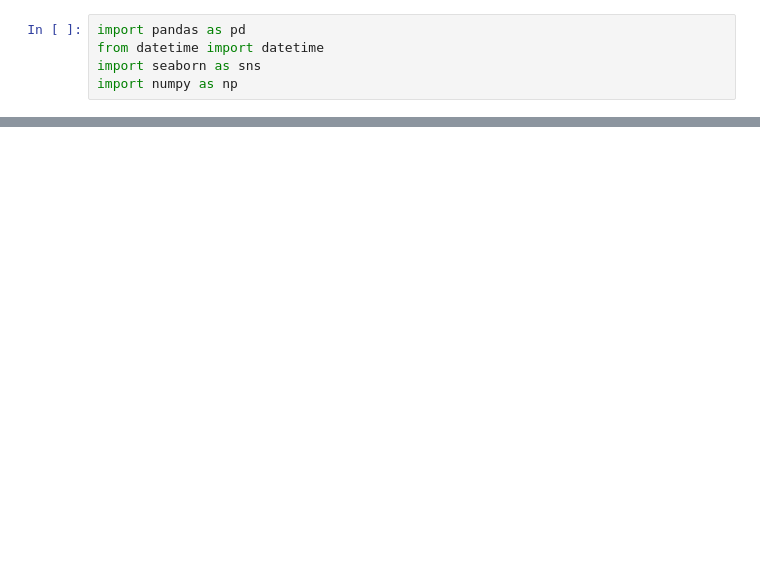
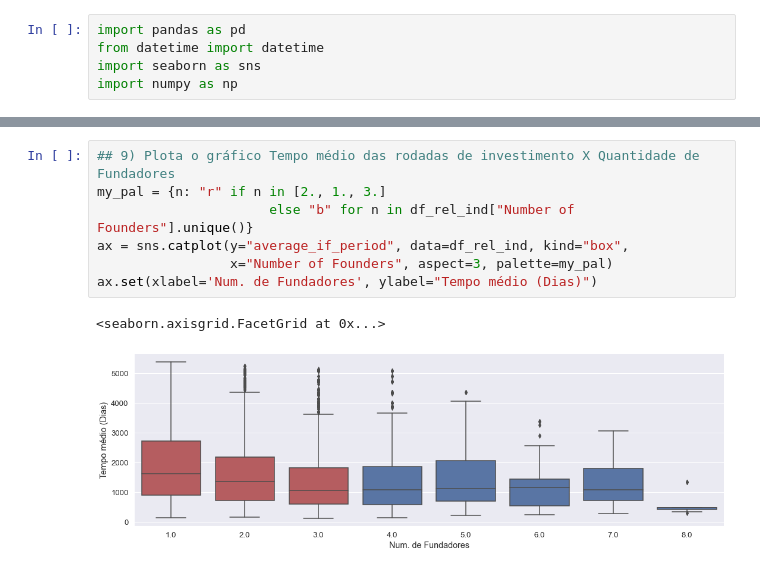
Before and after one commit to alexlopespereira/companies, a Jupyter notebook: src/companies.ipynb, the cells around one changed output, grey strips where cells are left out. Cells and saved outputs as stored; diff of their text form; blank space fills up the shorter version.

```diff
--- a/src/companies.ipynb
+++ b/src/companies.ipynb
@@ -42,0 +49,10 @@ df_new = df_startup.loc[df_startup['Founded_Year'] >= 2017, :]
+# %%
+## 9) Plota o gráfico Tempo médio das rodadas de investimento X Quantidade de Fundadores
+my_pal = {n: "r" if n in [2., 1., 3.]
+                      else "b" for n in df_rel_ind["Number of Founders"].unique()}
+ax = sns.catplot(y="average_if_period", data=df_rel_ind, kind="box",
+                 x="Number of Founders", aspect=3, palette=my_pal)
+ax.set(xlabel='Num. de Fundadores', ylabel="Tempo médio (Dias)")
+# %% [output]
+<seaborn.axisgrid.FacetGrid at 0x...>
+[figure, added]
```
Also changed, not shown: parts of 23 cells of this notebook, 2 other files.
